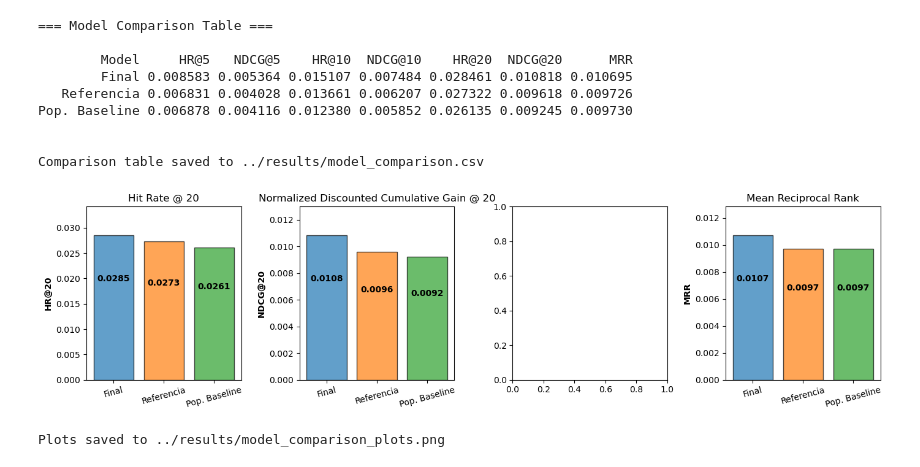
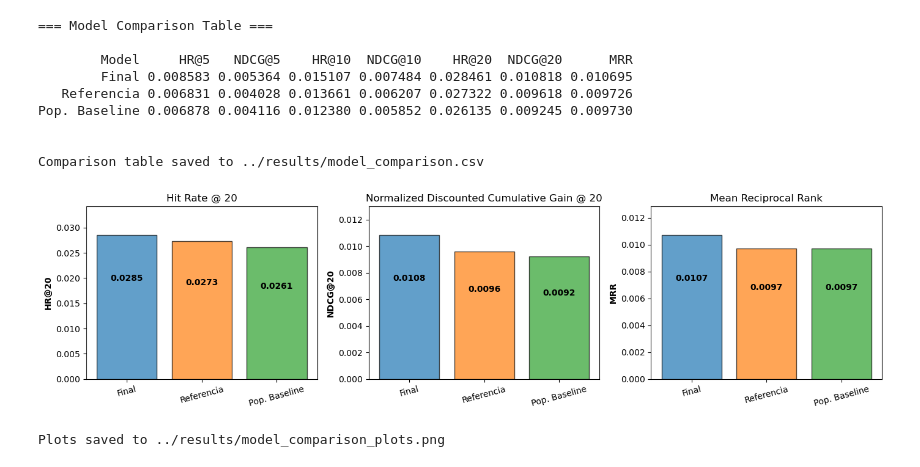
Before and after one commit to sofips/Decision-Transformer-Recomendaciones, a Jupyter notebook: notebooks/03_evaluation.ipynb, the cells around one changed output. Drawn from its saved outputs; the diff is of its cells as text; code cells hidden in the pictures.

```diff
--- a/notebooks/03_evaluation.ipynb
+++ b/notebooks/03_evaluation.ipynb
@@ -205,7 +205,7 @@ Comparison table saved to ../results/model_comparison.csv
 # %%
 import matplotlib.pyplot as plt
 # Create bar plots for metrics comparison
-fig, axes = plt.subplots(1, 4, figsize=(14, 4))
+fig, axes = plt.subplots(1, 3, figsize=(14, 4))
 #fig.suptitle('Comparación de modelos', fontsize=16, fontweight='bold')
 
 # Define colors for models
@@ -259,33 +259,33 @@ ax.tick_params(axis='x', rotation=15)
 
 
 # Plot 3: NDCG@20
 ax = axes[1]
 values = [models_data[m].get('NDCG@20', 0) for m in model_names]
 ax.bar(model_names, values, color=colors, alpha=0.7, edgecolor='black')
 ax.set_ylabel('NDCG@20', fontweight='bold')
 ax.set_title('Normalized Discounted Cumulative Gain @ 20')
 ax.set_ylim(0, max(values) * 1.2)
 add_internal_labels(ax, values)
 ax.tick_params(axis='x', rotation=15)
 
 
 
 # Plot 4: MRR
-ax = axes[3]
+ax = axes[2]
 values = [models_data[m].get('MRR', 0) for m in model_names]
 ax.bar(model_names, values, color=colors, alpha=0.7, edgecolor='black')
 ax.set_ylabel('MRR', fontweight='bold')
 ax.set_title('Mean Reciprocal Rank')
 ax.set_ylim(0, max(values) * 1.2)
 add_internal_labels(ax, values)
 ax.tick_params(axis='x', rotation=15)
 
 plt.tight_layout(rect=[0, 0, 1, 0.95])
 
 plt.savefig('../results/model_comparison_plots.png', dpi=300, bbox_inches='tight')
 plt.show()
 
 print("Plots saved to ../results/model_comparison_plots.png")
 # %% [output]
-[figure, old version]
+[figure, new version]
 Plots saved to ../results/model_comparison_plots.png
```
Also changed, not shown: 1 other file.
